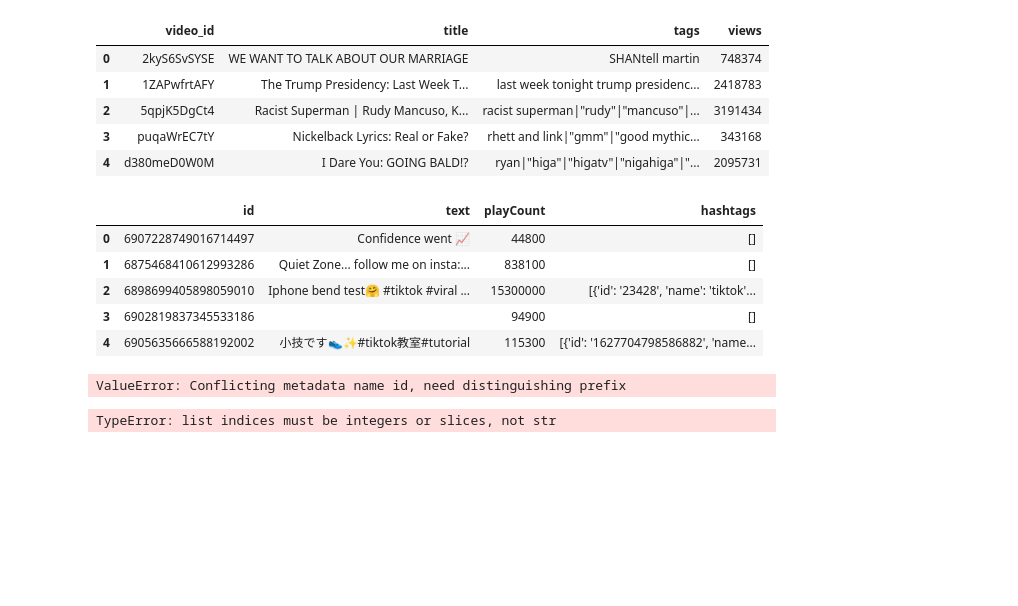
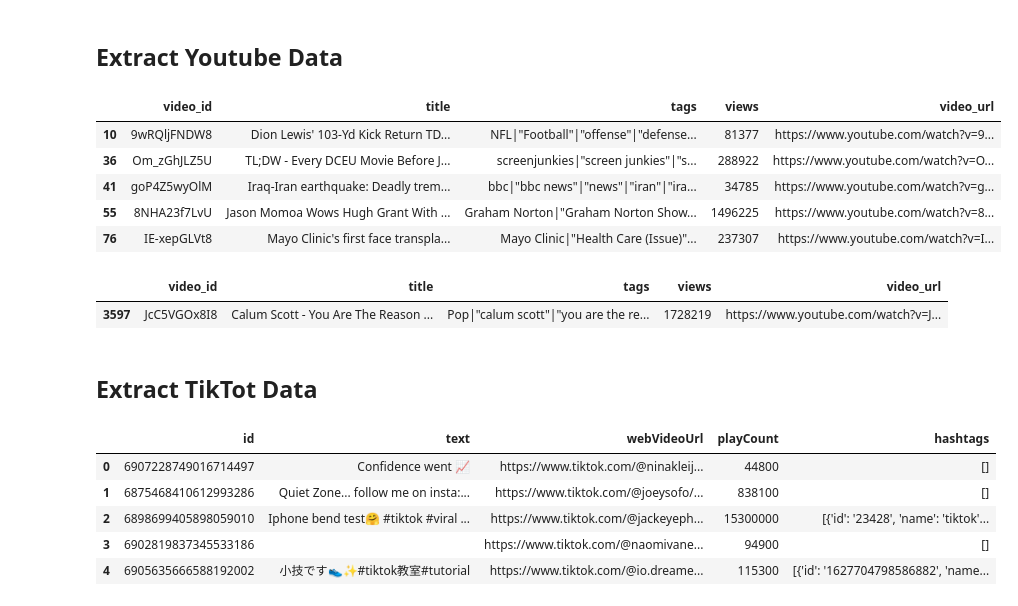
Before and after one commit to gt-data-bootcamp/social-media-trending, a Jupyter notebook: trend_data.ipynb, the cells around one changed output. Saved outputs shown, nothing was run; the diff lists cells and outputs as text; code cells hidden in the pictures; blank space fills up the shorter version.

Commit message:
added data tranformation, cleaned up and commented

```diff
--- a/trend_data.ipynb
+++ b/trend_data.ipynb
@@ -6,42 +8,43 @@ from pandas.io.json import json_normalize
+# %% [markdown]
+## Extract Youtube Data
 # %%
 csv_file = "./Resources/USvideos.csv"
 youtube_data_df = pd.read_csv(csv_file, usecols=['video_id', 'title', 'views', 'tags'])
 
+
+video_preurl = "https://www.youtube.com/watch?v="
+youtube_data_df = youtube_data_df.drop_duplicates(subset="video_id", keep="last")
+
+youtube_data_df['video_url'] = video_preurl + youtube_data_df['video_id']
+
 youtube_data_df.head()
 # %% [output]
-|  | video_id | title | tags | views |
-| 0 | 2kyS6SvSYSE | WE WANT TO TALK ABOUT OUR MARRIAGE | SHANtell martin | 748374 |
-| 1 | 1ZAPwfrtAFY | The Trump Presidency: Last Week T... | last week tonight trump presidenc... | 2418783 |
-| 2 | 5qpjK5DgCt4 | Racist Superman | Rudy Mancuso, K... | racist superman|"rudy"|"mancuso"|... | 3191434 |
-| 3 | puqaWrEC7tY | Nickelback Lyrics: Real or Fake? | rhett and link|"gmm"|"good mythic... | 343168 |
-| 4 | d380meD0W0M | I Dare You: GOING BALD!? | ryan|"higa"|"higatv"|"nigahiga"|"... | 2095731 |
+|  | video_id | title | tags | views | video_url |
+| 10 | 9wRQljFNDW8 | Dion Lewis' 103-Yd Kick Return TD... | NFL|"Football"|"offense"|"defense... | 81377 | https://www.youtube.com/watch?v=9... |
+| 36 | Om_zGhJLZ5U | TL;DW - Every DCEU Movie Before J... | screenjunkies|"screen junkies"|"s... | 288922 | https://www.youtube.com/watch?v=O... |
+| 41 | goP4Z5wyOlM | Iraq-Iran earthquake: Deadly trem... | bbc|"bbc news"|"news"|"iran"|"ira... | 34785 | https://www.youtube.com/watch?v=g... |
+| 55 | 8NHA23f7LvU | Jason Momoa Wows Hugh Grant With ... | Graham Norton|"Graham Norton Show... | 1496225 | https://www.youtube.com/watch?v=8... |
+| 76 | IE-xepGLVt8 | Mayo Clinic's first face transpla... | Mayo Clinic|"Health Care (Issue)"... | 237307 | https://www.youtube.com/watch?v=I... |
+# %%
+youtube_data_df[youtube_data_df['video_id']=='JcC5VGOx8I8']
+# %% [output]
+|  | video_id | title | tags | views | video_url |
+| 3597 | JcC5VGOx8I8 | Calum Scott - You Are The Reason ... | Pop|"calum scott"|"you are the re... | 1728219 | https://www.youtube.com/watch?v=J... |
+# %% [markdown]
+## Extract TikTot Data
 # %%
 json_file = './Resources/trending.json'
 with open(json_file, 'r', encoding='utf-8') as j:
      data = json.loads(j.read())
 
-tiktok_data_df = pd.DataFrame(data['collector'], columns=['id', 'text', 'playCount', 'hashtags'])
+tiktok_data_df = pd.DataFrame(data['collector'], columns=['id', 'text', 'webVideoUrl', 'playCount', 'hashtags'])
 tiktok_data_df.head()
 # %% [output]
-|  | id | text | playCount | hashtags |
-| 0 | 6907228749016714497 | Confidence went 📈 | 44800 | [] |
-| 1 | 6875468410612993286 | Quiet Zone... follow me on insta:... | 838100 | [] |
-| 2 | 6898699405898059010 | Iphone bend test🤗 #tiktok #viral ... | 15300000 | [{'id': '23428', 'name': 'tiktok'... |
-| 3 | 6902819837345533186 |  | 94900 | [] |
-| 4 | 6905635666588192002 | 小技です👟✨#tiktok教室#tutorial | 115300 | [{'id': '1627704798586882', 'name... |
+|  | id | text | webVideoUrl | playCount | hashtags |
+| 0 | 6907228749016714497 | Confidence went 📈 | https://www.tiktok.com/@ninakleij... | 44800 | [] |
+| 1 | 6875468410612993286 | Quiet Zone... follow me on insta:... | https://www.tiktok.com/@joeysofo/... | 838100 | [] |
+| 2 | 6898699405898059010 | Iphone bend test🤗 #tiktok #viral ... | https://www.tiktok.com/@jackeyeph... | 15300000 | [{'id': '23428', 'name': 'tiktok'... |
+| 3 | 6902819837345533186 |  | https://www.tiktok.com/@naomivane... | 94900 | [] |
+| 4 | 6905635666588192002 | 小技です👟✨#tiktok教室#tutorial | https://www.tiktok.com/@io.dreame... | 115300 | [{'id': '1627704798586882', 'name... |
-# %%
-test_tiktok_data_df = pd.json_normalize(data['collector'], record_path="hashtags", meta=['id', 'text', 'playCount'])
-test_tiktok_data_df.head()
-# %% [output]
-ValueError: Conflicting metadata name id, need distinguishing prefix
-# %%
-FIELDS = ["id", "text", "playCount", "hashtags"]
-json_normalize(data['collector'])
-test_tiktok_data_df = pd.json_normalize(data['collector'])
-list(test_tiktok_data_df.columns)
-# test_tiktok_data_df[FIELDS].head()
-# test_tiktok_data_df.head()
-# %% [output]
-TypeError: list indices must be integers or slices, not str
 # %%
 # Connect to Database
```
Also changed, not shown: parts of 31 cells of this notebook.
